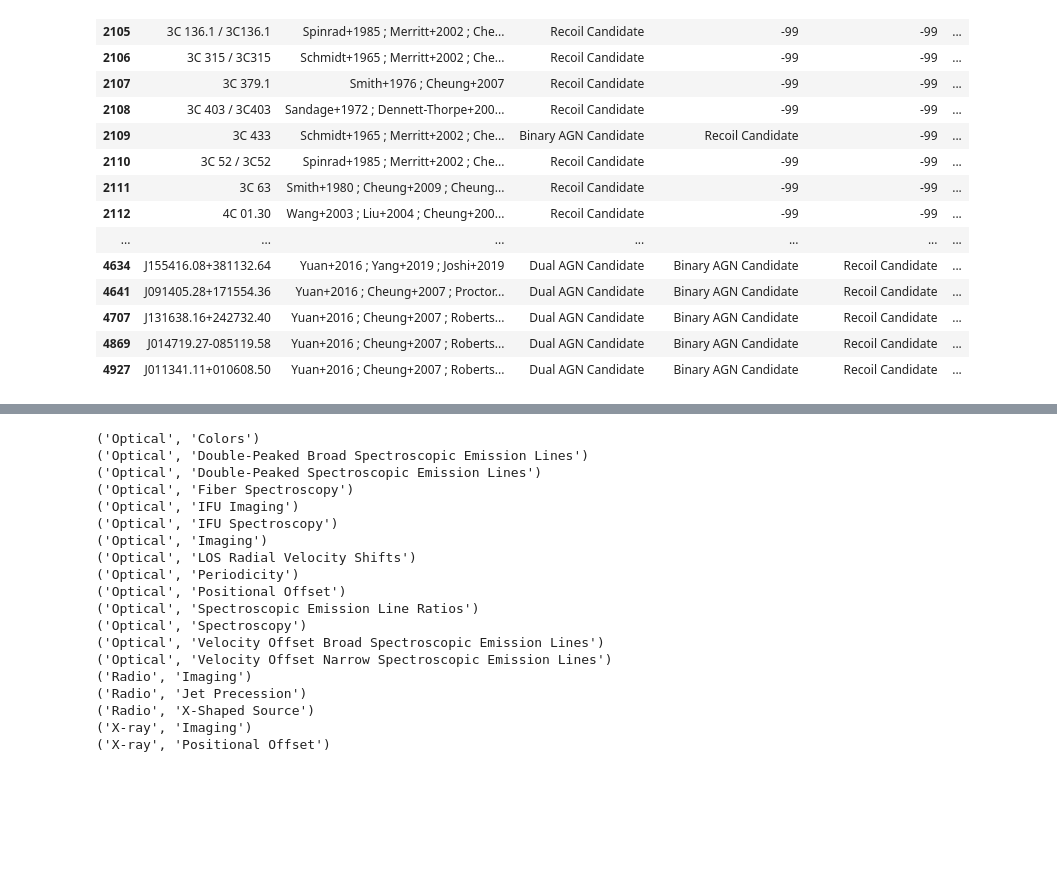
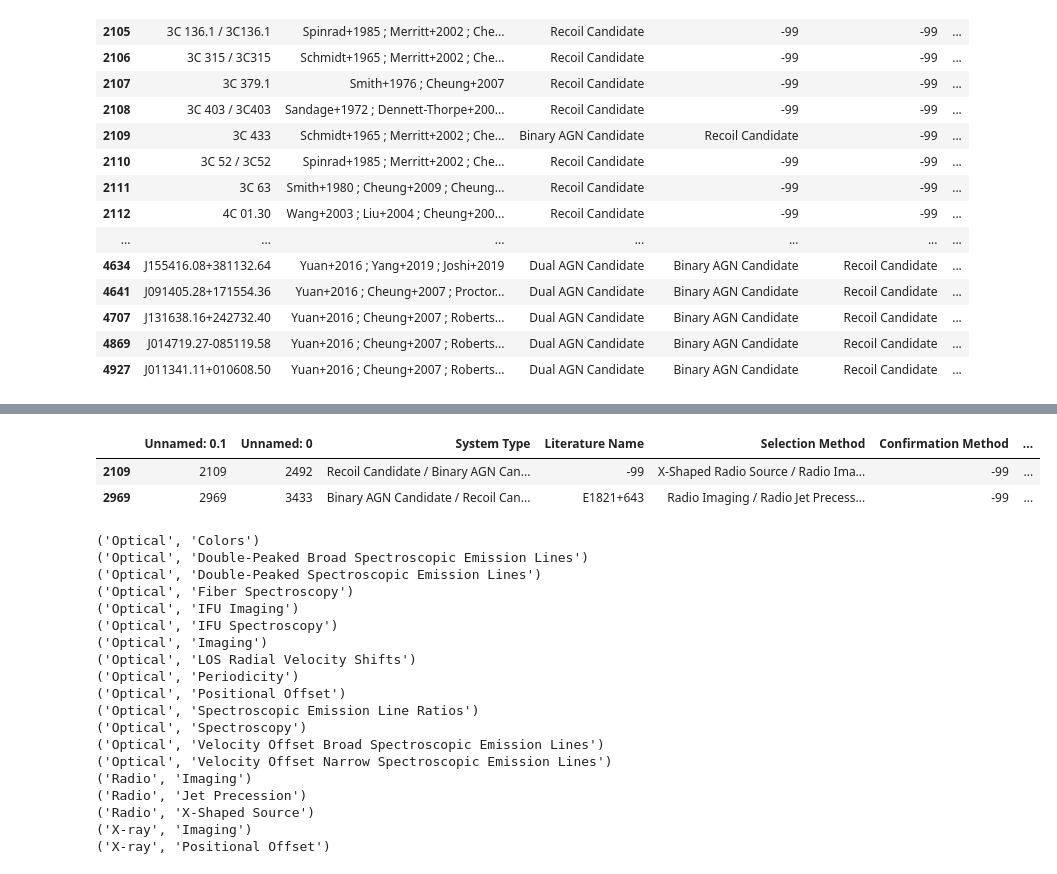
Before and after one commit to thatastroguy/thebigmac, a Jupyter notebook: MAC_RecoilAGN_SelectionMethodAnalysis.ipynb, the cells around one changed output, grey strips where cells are left out. Cells and saved outputs as stored; diff of their text form; code cells hidden in the pictures; blank space fills up the shorter version.

```diff
--- a/MAC_RecoilAGN_SelectionMethodAnalysis.ipynb
+++ b/MAC_RecoilAGN_SelectionMethodAnalysis.ipynb
@@ -590,3 +597,14 @@ test[['Name1','Paper(s)','Primary System Type','Secondary System Type','Tertiary
+# %%
+# now we're going to work on making individual plot comparisons for the dual AGN candidates....
+filter_selection = get_selection_method('Radio', 'Jet Precession')
+df_selection = MAC3[MAC3.apply(filter_selection, axis=1)]
+#df_selection['Parsed Selection Method'].unique()
+
+df_selection
+# %% [output]
+|  | Unnamed: 0.1 | Unnamed: 0 | System Type | Literature Name | Selection Method | Confirmation Method | ... |
+| 2109 | 2109 | 2492 | Recoil Candidate / Binary AGN Can... | -99 | X-Shaped Radio Source / Radio Ima... | -99 | ... |
+| 2969 | 2969 | 3433 | Binary AGN Candidate / Recoil Can... | E1821+643 | Radio Imaging / Radio Jet Precess... | -99 | ... |
 # %%
 # and now for other methods
 # %%
```
Also changed, not shown: parts of 5 cells of this notebook, 3 other files.
